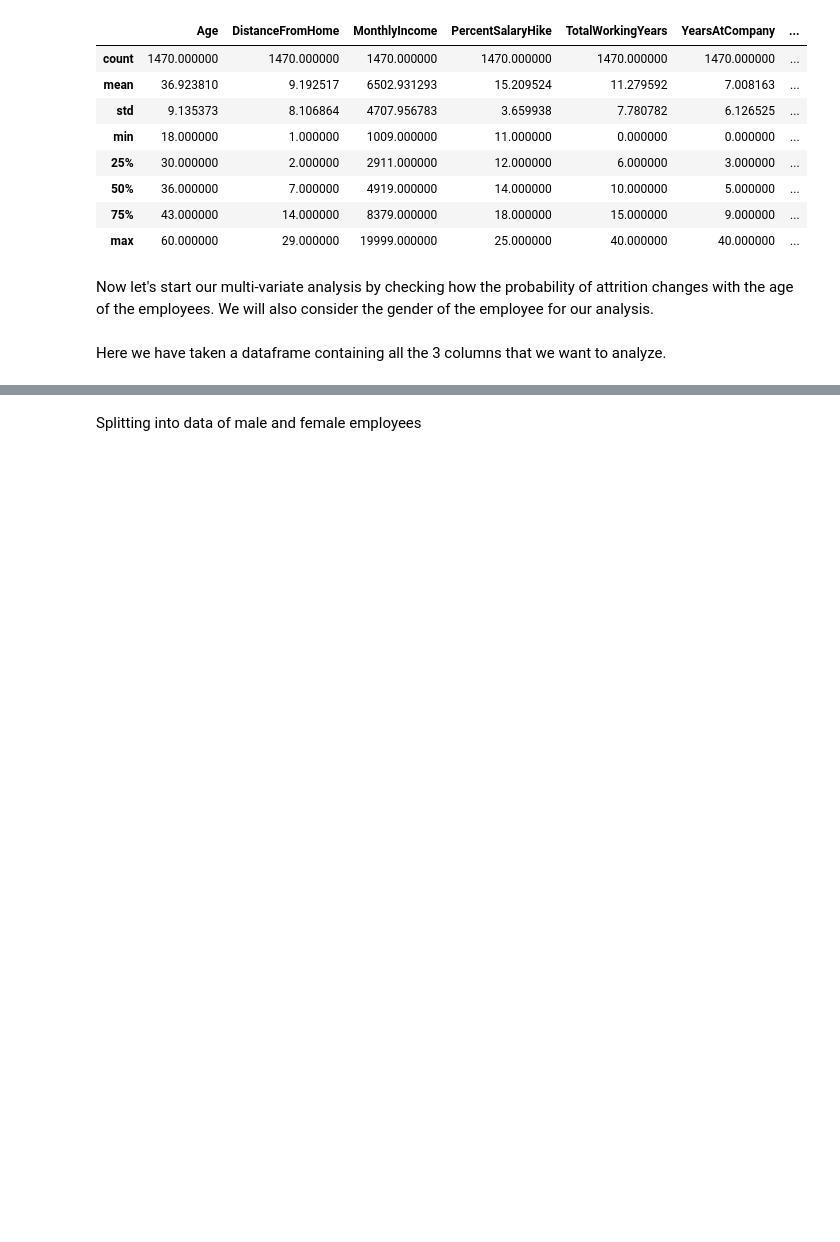
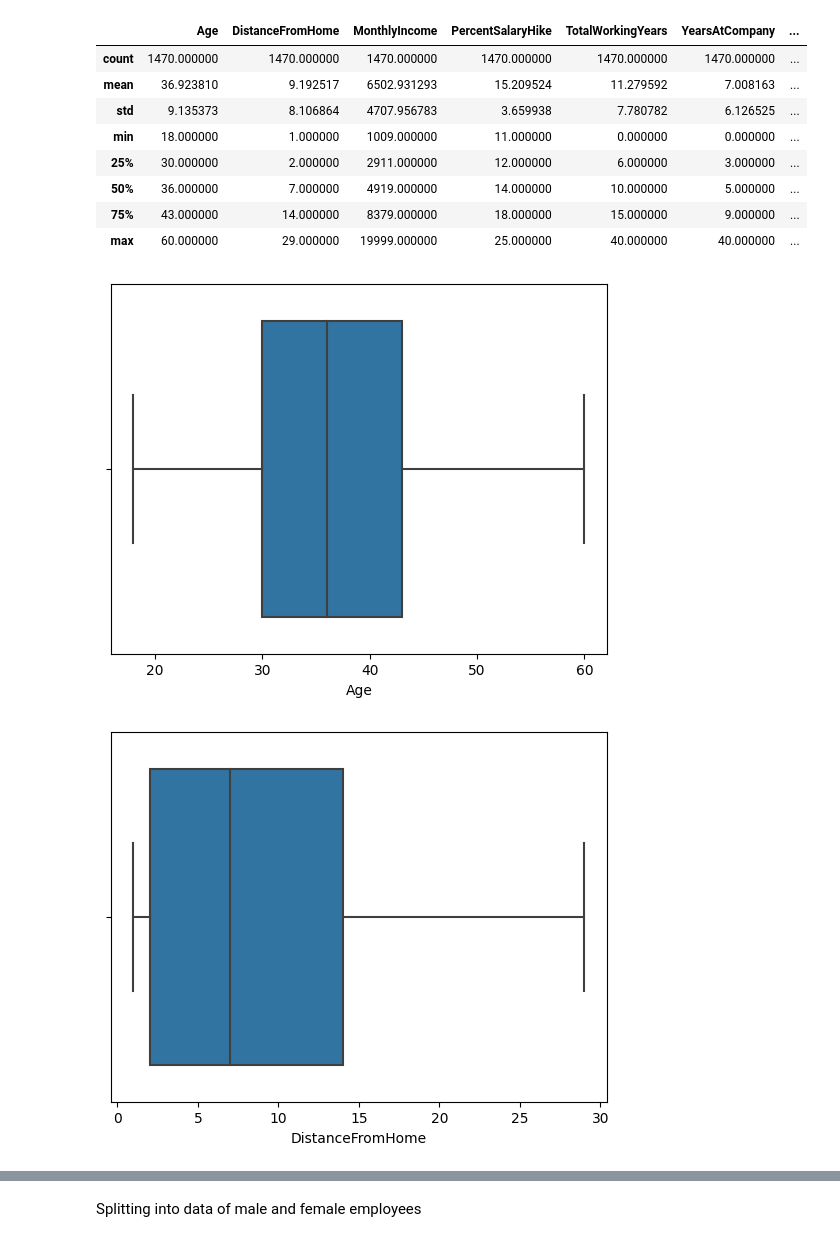
Before and after one commit to MadBonzz/Employee-Performance-and-, a Jupyter notebook: Data_Analysis.ipynb, the cells around one changed output, grey strips where cells are left out. Drawn from its saved outputs; the diff is of its cells as text; code cells hidden in the pictures; blank space fills up the shorter version.

```diff
--- a/Data_Analysis.ipynb
+++ b/Data_Analysis.ipynb
@@ -117,7 +138,10 @@ numerical_df.describe()
 | 50% | 36.000000 | 7.000000 | 4919.000000 | 14.000000 | 10.000000 | 5.000000 | ... |
 | 75% | 43.000000 | 14.000000 | 8379.000000 | 18.000000 | 15.000000 | 9.000000 | ... |
 | max | 60.000000 | 29.000000 | 19999.000000 | 25.000000 | 40.000000 | 40.000000 | ... |
-# %% [markdown]
-Now let's start our multi-variate analysis by checking how the probability of attrition changes with the age of the employees. We will also consider the gender of the employee for our analysis.
-# %% [markdown]
-Here we have taken a dataframe containing all the 3 columns that we want to analyze.
+# %%
+for col in numerical_df.columns:
+    plt.figure()
+    sns.boxplot(x=numerical_df[col])
+# %% [output]
+[figure, added]
+[figure, added]
```
Also changed, not shown: parts of 77 cells of this notebook.
